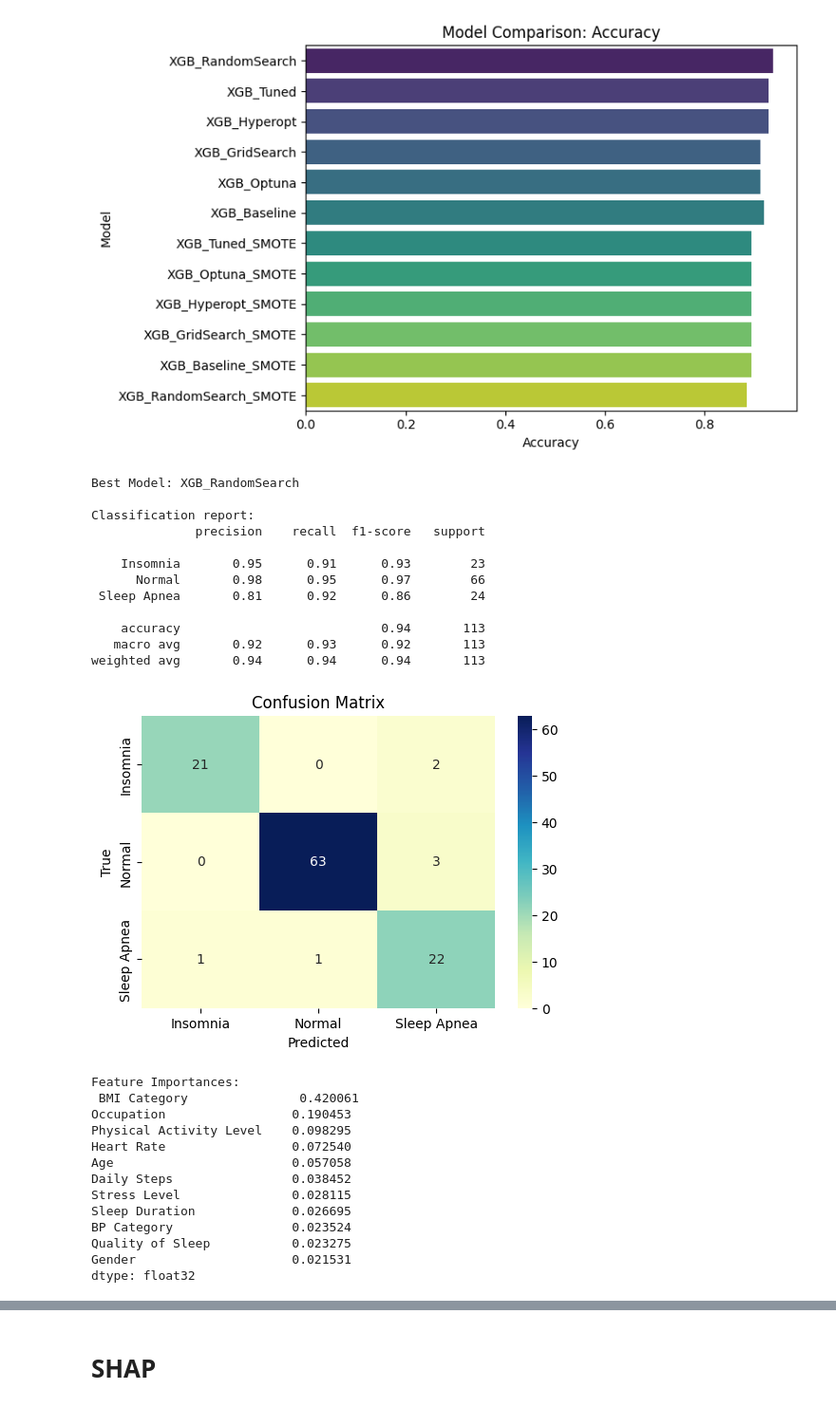
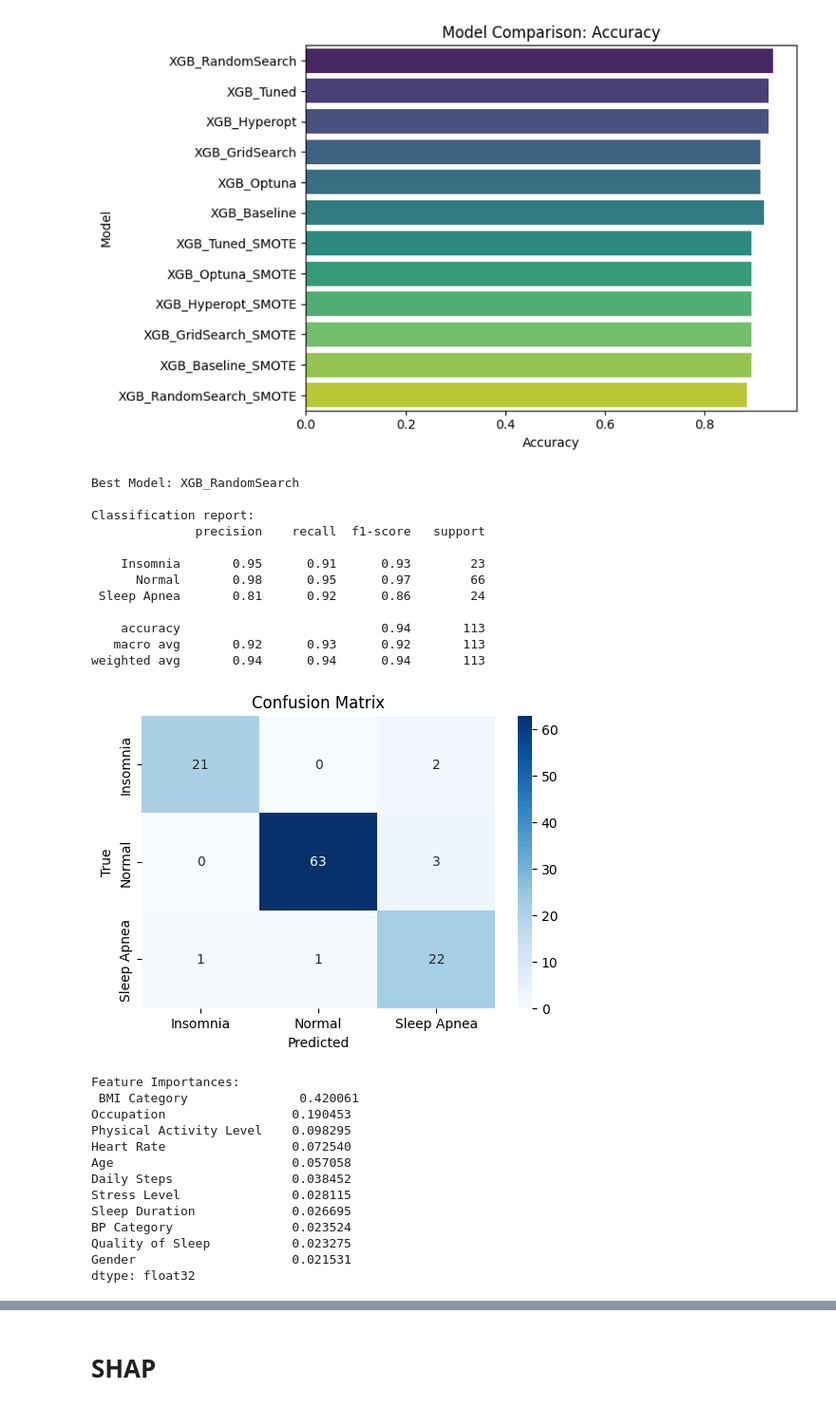
Before and after one commit to yji21/20252R0136COSE36203, a Jupyter notebook: sleep_disorder_prediction.ipynb, the cells around one changed output, grey strips where cells are left out. Shown at 95% size. Drawn from its saved outputs; the diff is of its cells as text; code cells hidden in the pictures.

```diff
--- a/sleep_disorder_prediction.ipynb
+++ b/sleep_disorder_prediction.ipynb
@@ -823,42 +823,45 @@ else:
     final_model = best_model
 
 # Pipeline이면 마지막 단계 모델 사용
 if hasattr(final_model, 'steps'):
     final_model = final_model.named_steps[final_model.steps[-1][0]]
 
 print('\nClassification report:')
 print(classification_report(y_test, best_pred, target_names=le_target.classes_))
 
 cm = confusion_matrix(y_test, best_pred)
 plt.figure(figsize=(6,4))
-sns.heatmap(cm, annot=True, fmt='d', xticklabels=le_target.classes_, yticklabels=le_target.classes_, cmap='YlGnBu')
+sns.heatmap(cm, annot=True, fmt='d', xticklabels=le_target.classes_, yticklabels=le_target.classes_, cmap='Blues')
 plt.xlabel('Predicted');
 plt.ylabel('True');
 plt.title('Confusion Matrix')
 plt.show()
 
-importances = pd.Series(final_model.feature_importances_, index=X.columns).sort_values(ascending=False)
-print('Feature Importances:\n', importances)
+if hasattr(final_model, 'feature_importances_'):
+    importances = pd.Series(final_model.feature_importances_, index=X.columns).sort_values(ascending=False)
+    print('Feature Importances:\n', importances)
 
-plt.figure(figsize=(8,5))
-importances.plot(kind='bar')
-plt.title('Feature Importances (All Features)')
-plt.tight_layout()
-plt.show()
+    plt.figure(figsize=(8,5))
+    importances.plot(kind='bar')
+    plt.title('Feature Importances (All Features)')
+    plt.tight_layout()
+    plt.show()
+else:
+    print('Feature Importances are not available for this model.')
 # %% [output]
 Best Model: XGB_RandomSearch
 
 Classification report:
               precision    recall  f1-score   support
 
     Insomnia       0.95      0.91      0.93        23
       Normal       0.98      0.95      0.97        66
  Sleep Apnea       0.81      0.92      0.86        24
 
     accuracy                           0.94       113
    macro avg       0.92      0.93      0.92       113
 weighted avg       0.94      0.94      0.94       113
-[figure, old version]
+[figure, new version]
 Feature Importances:
  BMI Category               0.420061
 Occupation                 0.190453
```
